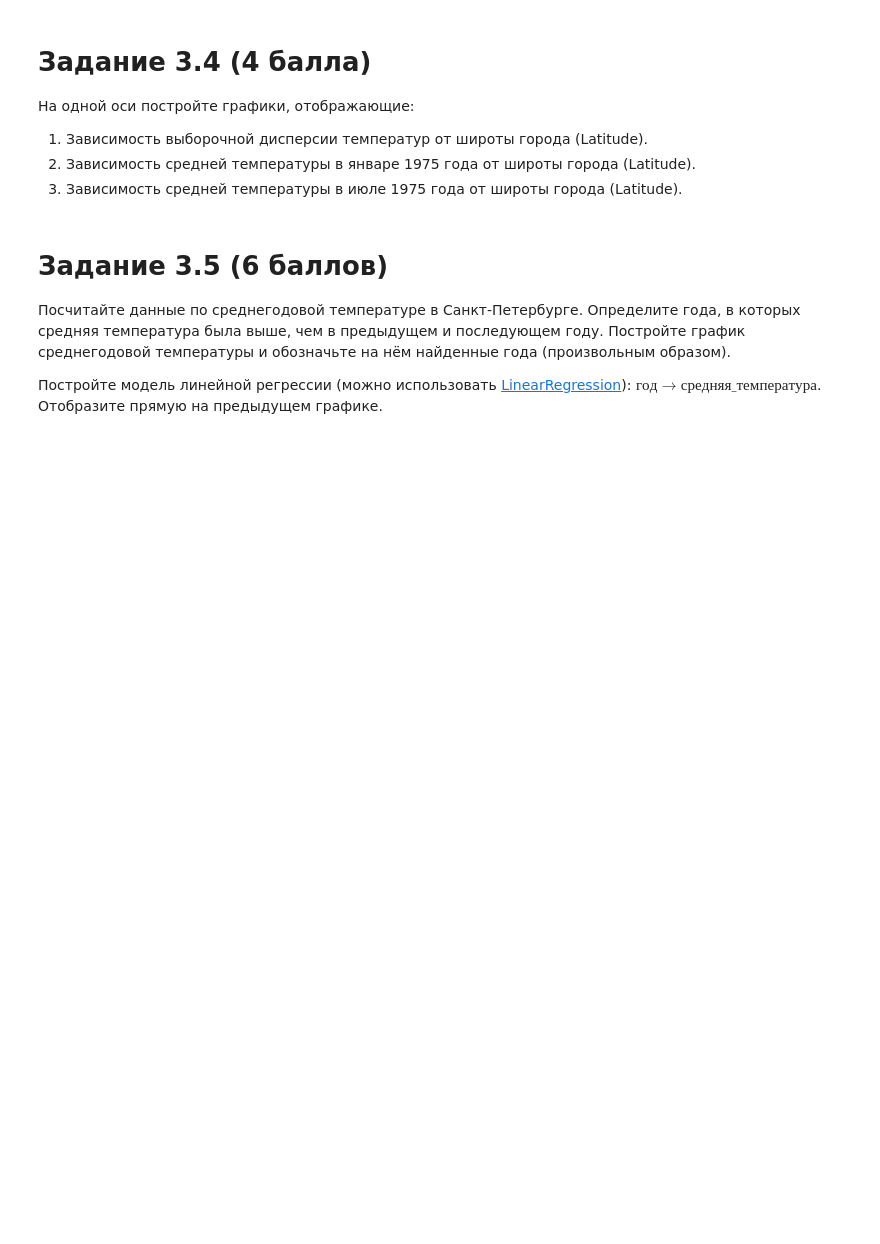
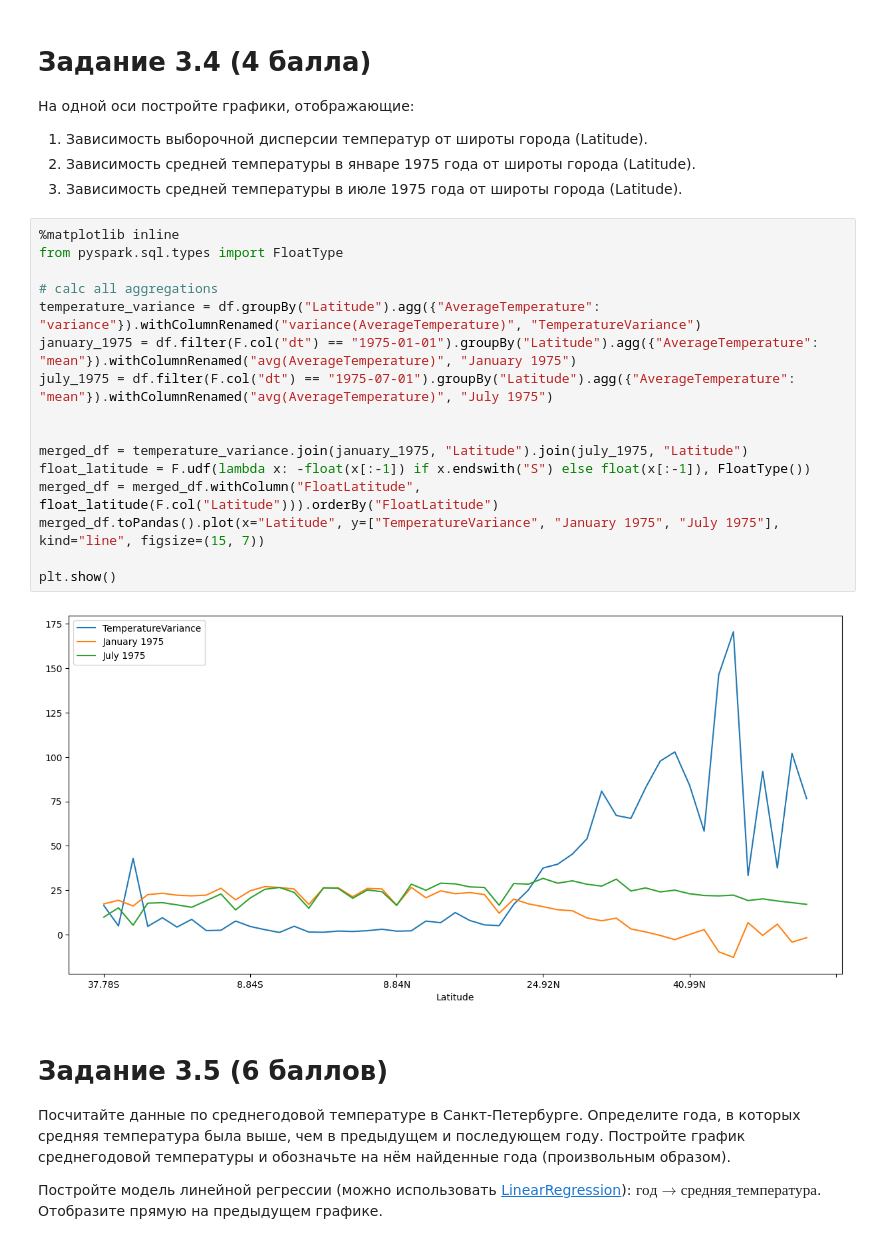
Before and after one commit to valentinnsh/bd-2023, a Jupyter notebook: tasks/Task_5.ipynb, the cells around one changed output. Drawn from its saved outputs; the diff is of its cells as text; blank space fills up the shorter version.

```diff
--- a/tasks/Task_5.ipynb
+++ b/tasks/Task_5.ipynb
@@ -61,6 +94,24 @@ only showing top 10 rows
 1. Зависимость выборочной дисперсии температур от широты города (Latitude).
 2. Зависимость средней температуры в январе 1975 года от широты города (Latitude).
 3. Зависимость средней температуры в июле 1975 года от широты города (Latitude).
+# %%
+%matplotlib inline
+from pyspark.sql.types import FloatType
+
+# calc all aggregations
+temperature_variance = df.groupBy("Latitude").agg({"AverageTemperature": "variance"}).withColumnRenamed("variance(AverageTemperature)", "TemperatureVariance")
+january_1975 = df.filter(F.col("dt") == "1975-01-01").groupBy("Latitude").agg({"AverageTemperature": "mean"}).withColumnRenamed("avg(AverageTemperature)", "January 1975")
+july_1975 = df.filter(F.col("dt") == "1975-07-01").groupBy("Latitude").agg({"AverageTemperature": "mean"}).withColumnRenamed("avg(AverageTemperature)", "July 1975")
+
+
+merged_df = temperature_variance.join(january_1975, "Latitude").join(july_1975, "Latitude")
+float_latitude = F.udf(lambda x: -float(x[:-1]) if x.endswith("S") else float(x[:-1]), FloatType())
+merged_df = merged_df.withColumn("FloatLatitude", float_latitude(F.col("Latitude"))).orderBy("FloatLatitude")
+merged_df.toPandas().plot(x="Latitude", y=["TemperatureVariance", "January 1975", "July 1975"], kind="line", figsize=(15, 7))
+
+plt.show()
+# %% [output]
+[figure, added]
 # %% [markdown]
 # Задание 3.5 (6 баллов)
 
```
Also changed, not shown: parts of 7 cells of this notebook.
